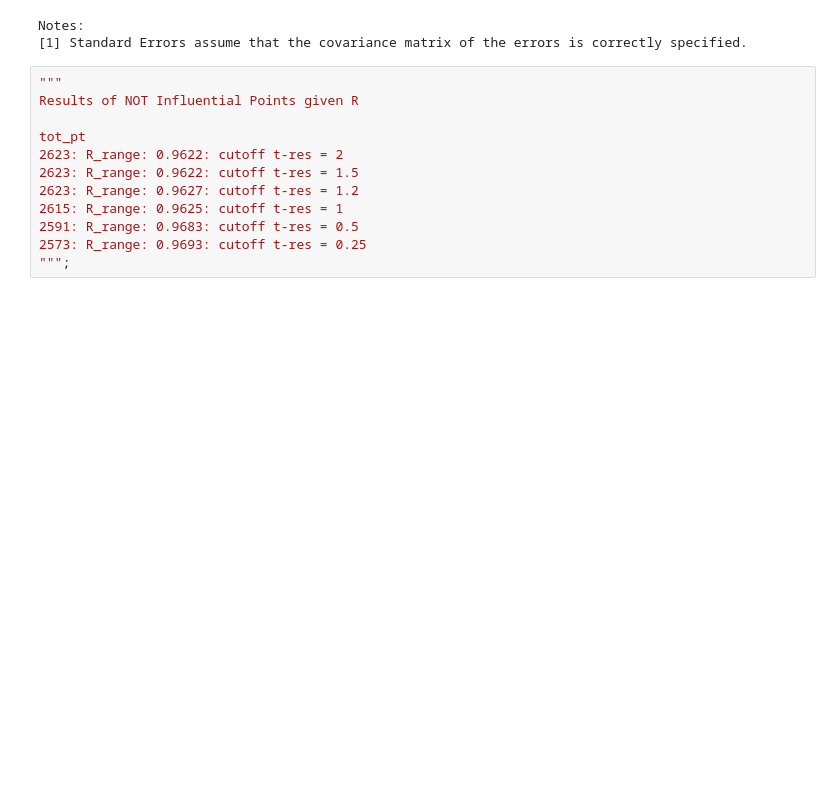
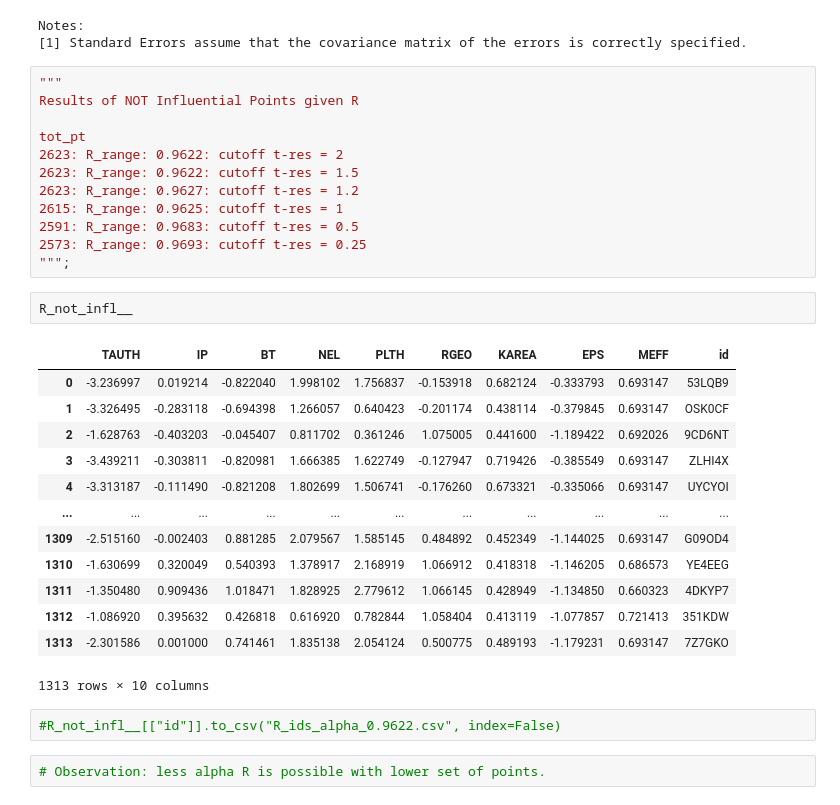
Before and after one commit to Chinnasf/FUSION-EP-Master-Thesis, a Jupyter notebook: Cornerstone_and_Influential_Analyses.ipynb, the cells around one changed output. Drawn from its saved outputs; the diff is of its cells as text; blank space fills up the shorter version.

```diff
--- a/Cornerstone_and_Influential_Analyses.ipynb
+++ b/Cornerstone_and_Influential_Analyses.ipynb
@@ -661,3 +667,23 @@ tot_pt
 2591: R_range: 0.9683: cutoff t-res = 0.5
 2573: R_range: 0.9693: cutoff t-res = 0.25
 """;
+# %%
+R_not_infl__
+# %% [output]
+|  | TAUTH | IP | BT | NEL | PLTH | RGEO | KAREA | EPS | MEFF | id |
+| 0 | -3.236997 | 0.019214 | -0.822040 | 1.998102 | 1.756837 | -0.153918 | 0.682124 | -0.333793 | 0.693147 | 53LQB9 |
+| 1 | -3.326495 | -0.283118 | -0.694398 | 1.266057 | 0.640423 | -0.201174 | 0.438114 | -0.379845 | 0.693147 | OSK0CF |
+| 2 | -1.628763 | -0.403203 | -0.045407 | 0.811702 | 0.361246 | 1.075005 | 0.441600 | -1.189422 | 0.692026 | 9CD6NT |
+| 3 | -3.439211 | -0.303811 | -0.820981 | 1.666385 | 1.622749 | -0.127947 | 0.719426 | -0.385549 | 0.693147 | ZLHI4X |
+| 4 | -3.313187 | -0.111490 | -0.821208 | 1.802699 | 1.506741 | -0.176260 | 0.673321 | -0.335066 | 0.693147 | UYCYOI |
+| ... | ... | ... | ... | ... | ... | ... | ... | ... | ... | ... |
+| 1309 | -2.515160 | -0.002403 | 0.881285 | 2.079567 | 1.585145 | 0.484892 | 0.452349 | -1.144025 | 0.693147 | G09OD4 |
+| 1310 | -1.630699 | 0.320049 | 0.540393 | 1.378917 | 2.168919 | 1.066912 | 0.418318 | -1.146205 | 0.686573 | YE4EEG |
+| 1311 | -1.350480 | 0.909436 | 1.018471 | 1.828925 | 2.779612 | 1.066145 | 0.428949 | -1.134850 | 0.660323 | 4DKYP7 |
+| 1312 | -1.086920 | 0.395632 | 0.426818 | 0.616920 | 0.782844 | 1.058404 | 0.413119 | -1.077857 | 0.721413 | 351KDW |
+| 1313 | -2.301586 | 0.001000 | 0.741461 | 1.835138 | 2.054124 | 0.500775 | 0.489193 | -1.179231 | 0.693147 | 7Z7GKO |
+1313 rows × 10 columns
+# %%
+#R_not_infl__[["id"]].to_csv("R_ids_alpha_0.9622.csv", index=False)
+# %%
+# Observation: less alpha R is possible with lower set of points.
```
Also changed, not shown: parts of 14 cells of this notebook, 2 other files.
